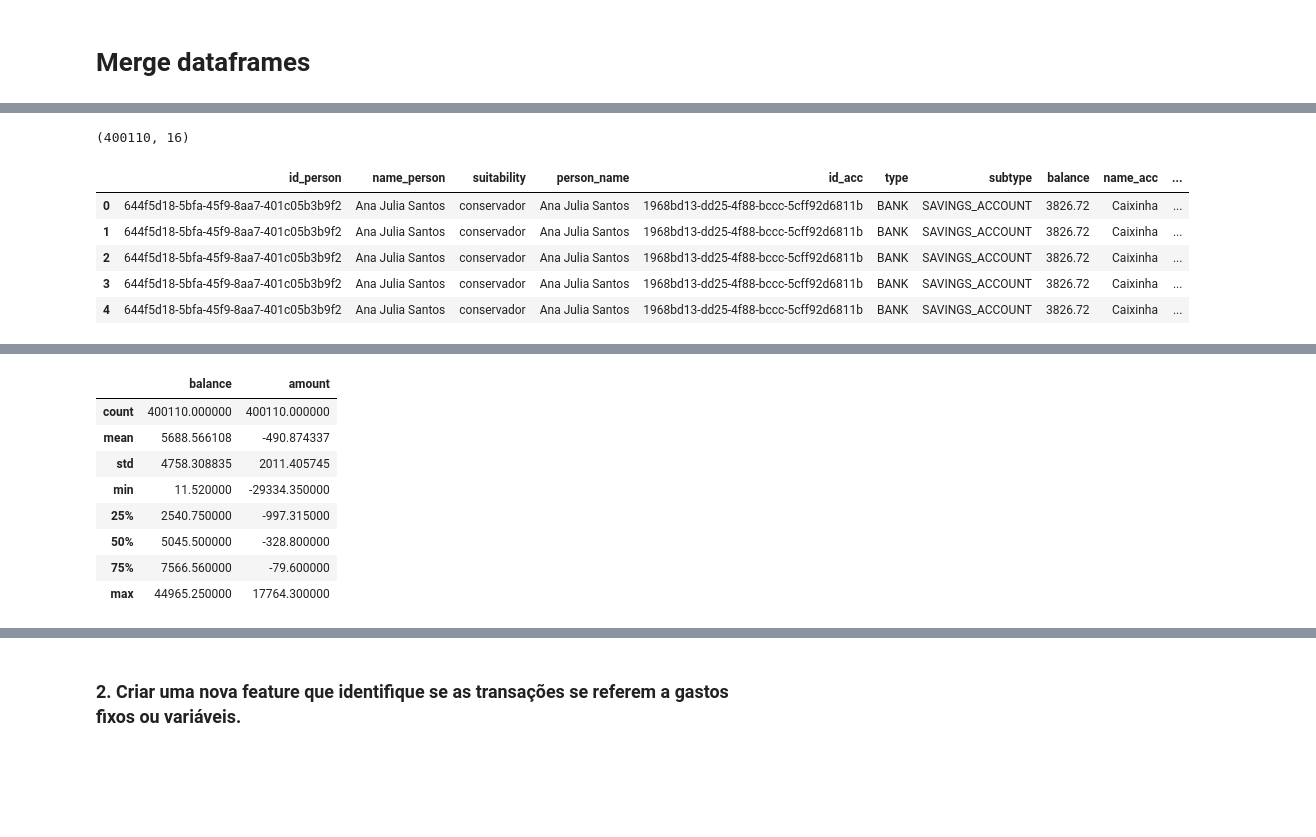
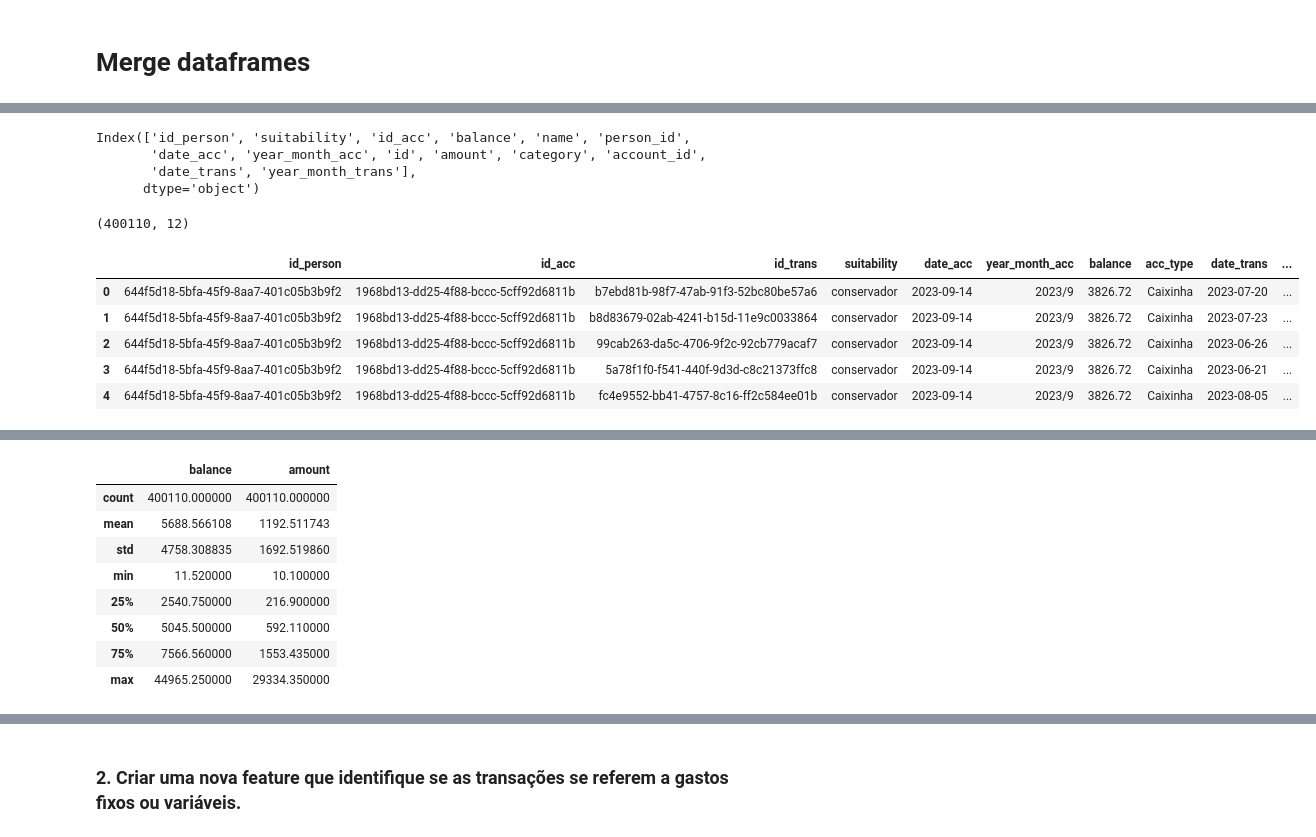
Before and after one commit to PeterRibs/personal_finances, a Jupyter notebook: project_personal_finances.ipynb, the cells around one changed output, grey strips where cells are left out. Cells and saved outputs as stored; diff of their text form; code cells hidden in the pictures; blank space fills up the shorter version.

```diff
--- a/project_personal_finances.ipynb
+++ b/project_personal_finances.ipynb
@@ -472,7 +569,11 @@ transactions.amount.hist()
 # %% [markdown]
 # Merge dataframes
+# %%
+person_merge = person[['id', 'suitability']]
+accounts_merge = accounts[['id', 'balance', 'name', 'person_id', 'date_acc', "year_month_acc"]]
+transactions_merge = transactions[['id', 'amount', 'date_trans', 'category', 'account_id', 'year_month_trans']]
 # %%
-merged_accounts = pd.merge(person, accounts, left_on="id", right_on="person_id", how="left", suffixes=("_person", "_acc"))
+merged_accounts = pd.merge(person_merge, accounts_merge, left_on="id", right_on="person_id", how="left", suffixes=("_person", "_acc"))
 # %%
 merged_accounts
 # %% [output]
@@ -496,2 +597,2 @@ merged_accounts.shape
 # %%
-merged_data_total = pd.merge(merged_accounts, transactions, left_on="id_acc", right_on="account_id", how="left", suffixes=("", "_trans"))
+merged_data_total = pd.merge(merged_accounts, transactions, left_on="id_acc", right_on="account_id", how="left", suffixes=("_acc", "_trans"))
@@ -498,14 +608,24 @@ merged_data_total = pd.merge(merged_accounts, transactions, left_on="id_acc", ri
+# %%
+merged_data_total.columns
+# %% [output]
+Index(['id_person', 'suitability', 'id_acc', 'balance', 'name', 'person_id',
+       'date_acc', 'year_month_acc', 'id', 'amount', 'category', 'account_id',
+       'date_trans', 'year_month_trans'],
+      dtype='object')
+# %%
+df = merged_data_total[['id_person', 'id_acc', 'id', 'suitability', 'date_acc', 'year_month_acc','balance', 'name','date_trans','year_month_trans', 'category', 'amount']]
+df = df.rename(columns={'id': 'id_trans', 'name':'acc_type'})
 # %%
-merged_data_total.shape
+df.shape
 # %% [output]
-(400110, 16)
+(400110, 12)
 # %%
-display(merged_data_total.head())
-display(merged_data_total.tail())
+display(df.head())
+display(df.tail())
 # %% [output]
-|  | id_person | name_person | suitability | person_name | id_acc | type | subtype | balance | name_acc | ... |
-| 0 | 644f5d18-5bfa-45f9-8aa7-401c05b3b9f2 | Ana Julia Santos | conservador | Ana Julia Santos | 1968bd13-dd25-4f88-bccc-5cff92d6811b | BANK | SAVINGS_ACCOUNT | 3826.72 | Caixinha | ... |
-| 1 | 644f5d18-5bfa-45f9-8aa7-401c05b3b9f2 | Ana Julia Santos | conservador | Ana Julia Santos | 1968bd13-dd25-4f88-bccc-5cff92d6811b | BANK | SAVINGS_ACCOUNT | 3826.72 | Caixinha | ... |
-| 2 | 644f5d18-5bfa-45f9-8aa7-401c05b3b9f2 | Ana Julia Santos | conservador | Ana Julia Santos | 1968bd13-dd25-4f88-bccc-5cff92d6811b | BANK | SAVINGS_ACCOUNT | 3826.72 | Caixinha | ... |
-| 3 | 644f5d18-5bfa-45f9-8aa7-401c05b3b9f2 | Ana Julia Santos | conservador | Ana Julia Santos | 1968bd13-dd25-4f88-bccc-5cff92d6811b | BANK | SAVINGS_ACCOUNT | 3826.72 | Caixinha | ... |
-| 4 | 644f5d18-5bfa-45f9-8aa7-401c05b3b9f2 | Ana Julia Santos | conservador | Ana Julia Santos | 1968bd13-dd25-4f88-bccc-5cff92d6811b | BANK | SAVINGS_ACCOUNT | 3826.72 | Caixinha | ... |
+|  | id_person | id_acc | id_trans | suitability | date_acc | year_month_acc | balance | acc_type | date_trans | ... |
+| 0 | 644f5d18-5bfa-45f9-8aa7-401c05b3b9f2 | 1968bd13-dd25-4f88-bccc-5cff92d6811b | b7ebd81b-98f7-47ab-91f3-52bc80be57a6 | conservador | 2023-09-14 | 2023/9 | 3826.72 | Caixinha | 2023-07-20 | ... |
+| 1 | 644f5d18-5bfa-45f9-8aa7-401c05b3b9f2 | 1968bd13-dd25-4f88-bccc-5cff92d6811b | b8d83679-02ab-4241-b15d-11e9c0033864 | conservador | 2023-09-14 | 2023/9 | 3826.72 | Caixinha | 2023-07-23 | ... |
+| 2 | 644f5d18-5bfa-45f9-8aa7-401c05b3b9f2 | 1968bd13-dd25-4f88-bccc-5cff92d6811b | 99cab263-da5c-4706-9f2c-92cb779acaf7 | conservador | 2023-09-14 | 2023/9 | 3826.72 | Caixinha | 2023-06-26 | ... |
+| 3 | 644f5d18-5bfa-45f9-8aa7-401c05b3b9f2 | 1968bd13-dd25-4f88-bccc-5cff92d6811b | 5a78f1f0-f541-440f-9d3d-c8c21373ffc8 | conservador | 2023-09-14 | 2023/9 | 3826.72 | Caixinha | 2023-06-21 | ... |
+| 4 | 644f5d18-5bfa-45f9-8aa7-401c05b3b9f2 | 1968bd13-dd25-4f88-bccc-5cff92d6811b | fc4e9552-bb41-4757-8c16-ff2c584ee01b | conservador | 2023-09-14 | 2023/9 | 3826.72 | Caixinha | 2023-08-05 | ... |
@@ -518,13 +638,13 @@ display(merged_data_total.tail())
 # %%
-merged_data_total.describe()
+df.describe()
 # %% [output]
 |  | balance | amount |
 | count | 400110.000000 | 400110.000000 |
-| mean | 5688.566108 | -490.874337 |
-| std | 4758.308835 | 2011.405745 |
-| min | 11.520000 | -29334.350000 |
-| 25% | 2540.750000 | -997.315000 |
-| 50% | 5045.500000 | -328.800000 |
-| 75% | 7566.560000 | -79.600000 |
-| max | 44965.250000 | 17764.300000 |
+| mean | 5688.566108 | 1192.511743 |
+| std | 4758.308835 | 1692.519860 |
+| min | 11.520000 | 10.100000 |
+| 25% | 2540.750000 | 216.900000 |
+| 50% | 5045.500000 | 592.110000 |
+| 75% | 7566.560000 | 1553.435000 |
+| max | 44965.250000 | 29334.350000 |
 # %%
```
Also changed, not shown: parts of 136 cells of this notebook.
